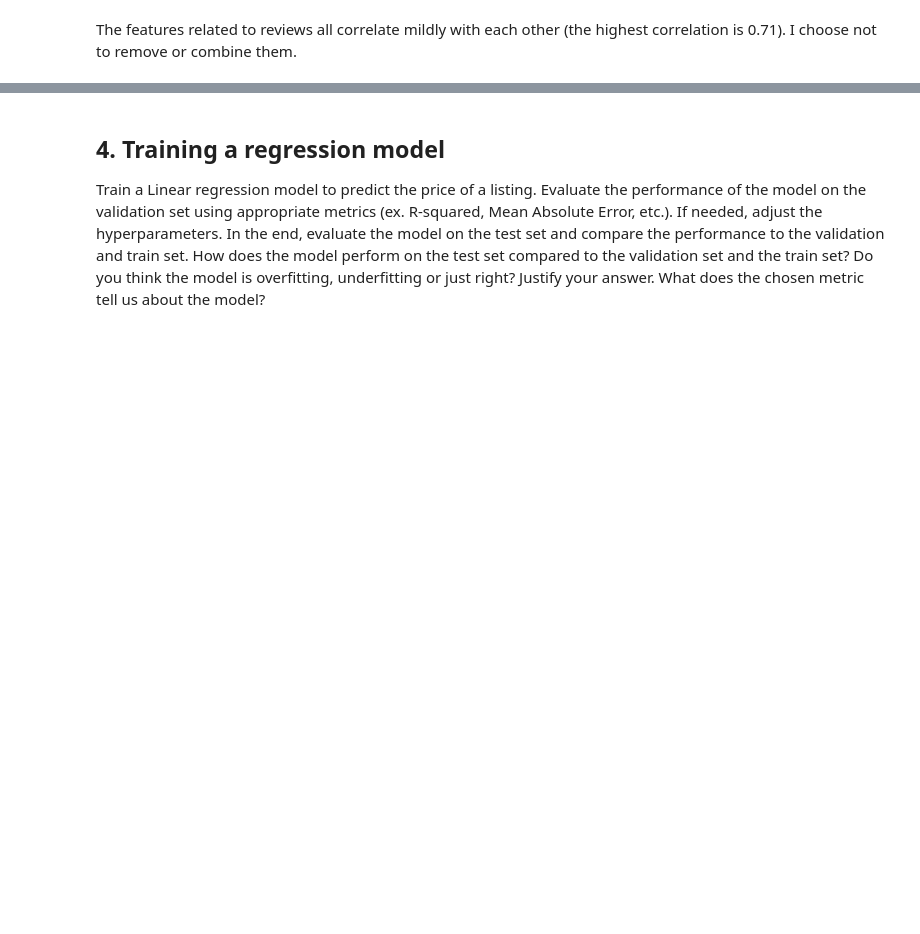
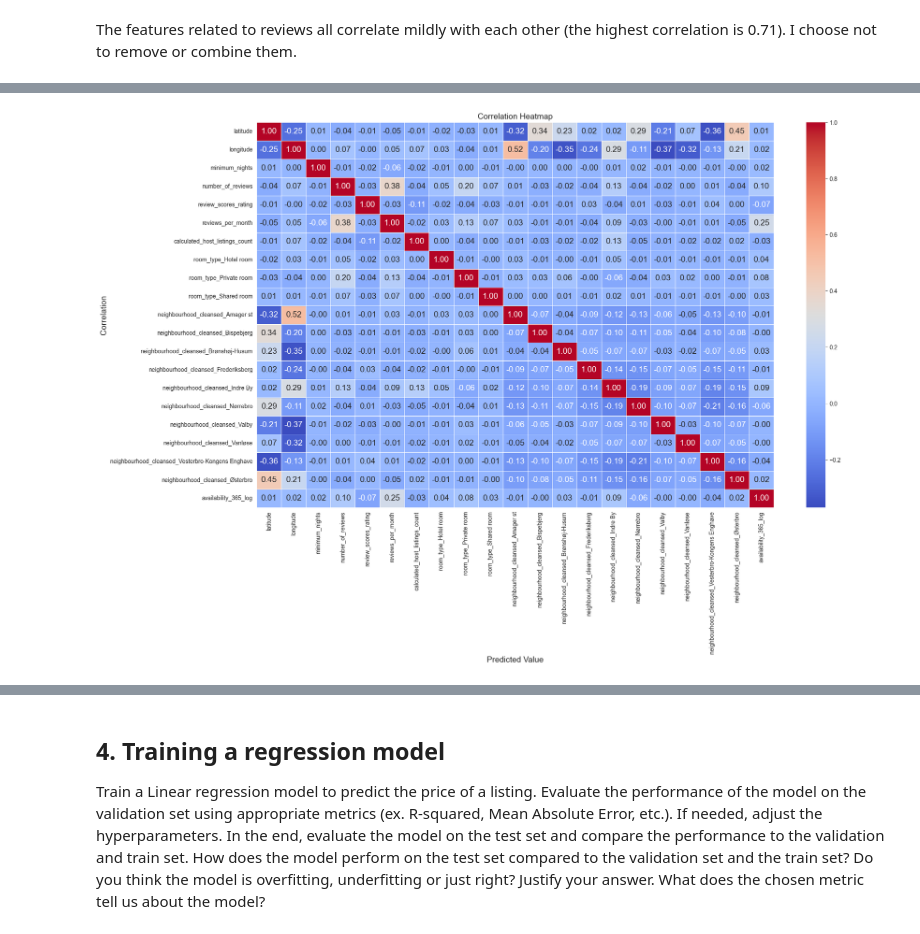
Before and after one commit to 304125/MAL1_S26, a Jupyter notebook: 04_Data_Preparation/exercise/Copenhagen AirBnB (solution).ipynb, the cells around one changed output, grey strips where cells are left out. Saved outputs shown, nothing was run; the diff lists cells and outputs as text; code cells hidden in the pictures; blank space fills up the shorter version.

```diff
--- a/04_Data_Preparation/exercise/Copenhagen AirBnB (solution).ipynb
+++ b/04_Data_Preparation/exercise/Copenhagen AirBnB (solution).ipynb
@@ -422,0 +444,21 @@ The features related to reviews all correlate mildly with each other (the highes
+# %%
+# all reviews correlate highly with each other, so we only leave review_scores_rating and remove all other columns
+X_train_val = X_train_val.drop(columns=["review_scores_accuracy", "review_scores_cleanliness", "review_scores_checkin", "review_scores_communication", "review_scores_location", "review_scores_value"])
+
+# do the same to X_test
+X_test = X_test.drop(columns=["review_scores_accuracy", "review_scores_cleanliness", "review_scores_checkin", "review_scores_communication", "review_scores_location", "review_scores_value"])
+# %%
+# remove the column price_bins, since we are predicting the price
+X_train_val = X_train_val.drop(columns=["price_bins"])
+X_test = X_test.drop(columns=["price_bins"])
+# %%
+# print the correlation matrix again
+correlation = X_train_val.corr()
+plt.figure(figsize=(20, 12))
+sns.heatmap(correlation, annot=True, cmap='coolwarm', fmt='.2f', linewidths=.5)
+plt.title('Correlation Heatmap')
+plt.ylabel('Correlation')
+plt.xlabel('Predicted Value')
+plt.show()
+# %% [output]
+[figure, added]
```
Also changed, not shown: parts of 20 cells of this notebook.
